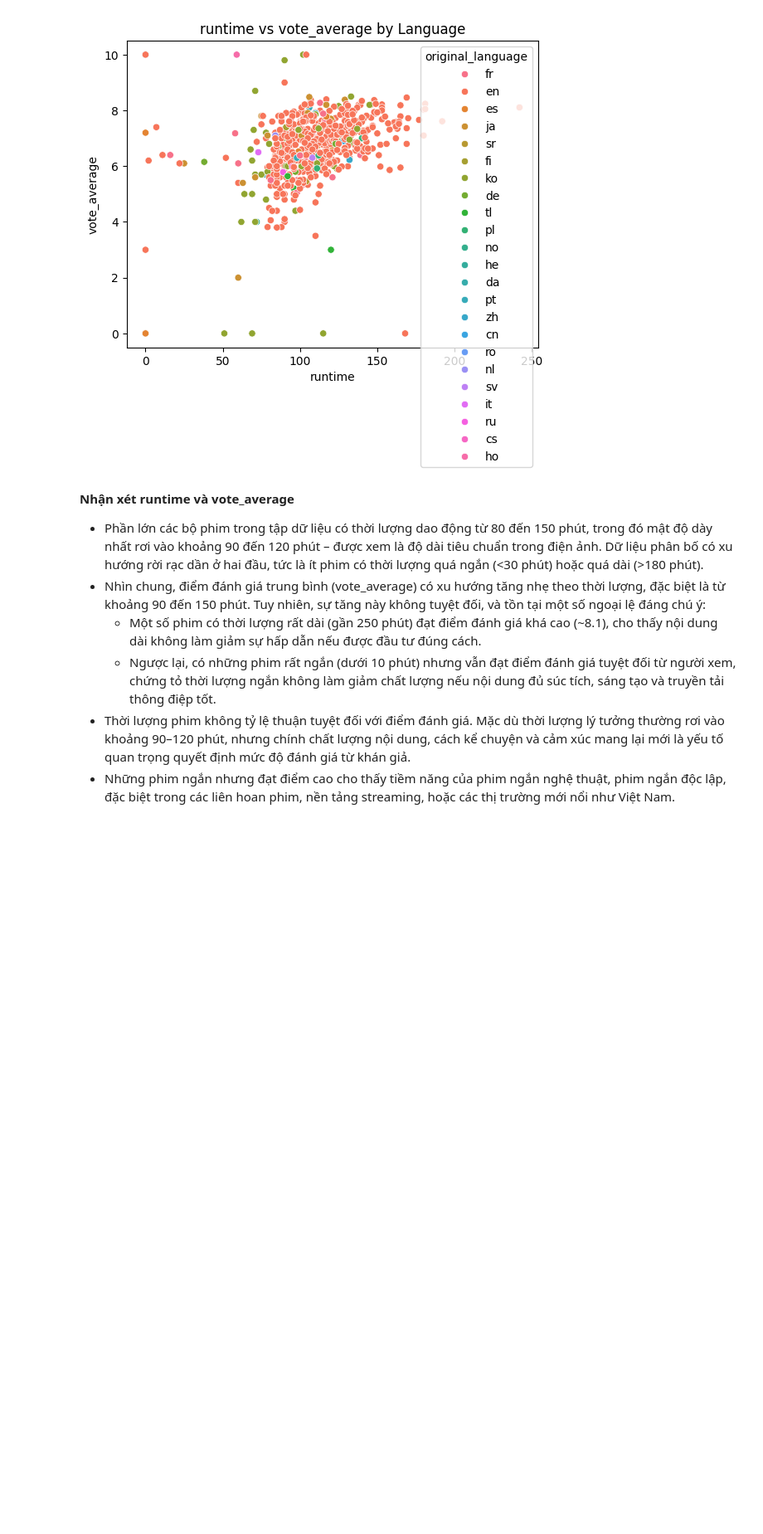
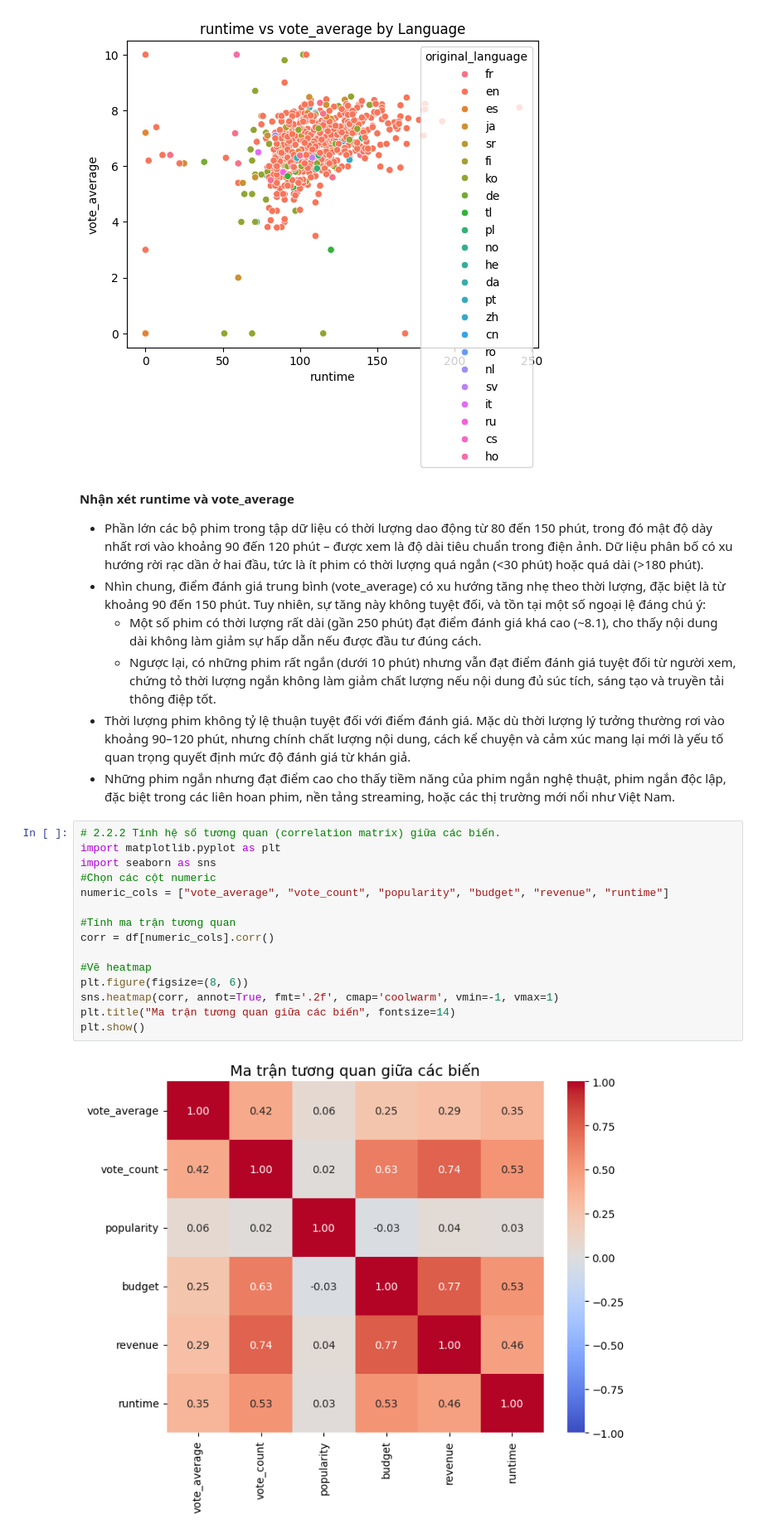
Before and after one commit to nhnghia214/Vietnam-Movies-Analysis-2009-2023, a Jupyter notebook: notebooks/exploratory_sample.ipynb, the cells around one changed output. Shown at 83% size. Drawn from its saved outputs; the diff is of its cells as text; blank space fills up the shorter version.

```diff
--- a/notebooks/exploratory_sample.ipynb
+++ b/notebooks/exploratory_sample.ipynb
@@ -592,3 +592,20 @@ group_and_plot(df, group_col="original_language",
     + Ngược lại, có những phim rất ngắn (dưới 10 phút) nhưng vẫn đạt điểm đánh giá tuyệt đối từ người xem, chứng         tỏ thời lượng ngắn không làm giảm chất lượng nếu nội dung đủ súc tích, sáng tạo và truyền tải thông điệp tốt.
 - Thời lượng phim không tỷ lệ thuận tuyệt đối với điểm đánh giá. Mặc dù thời lượng lý tưởng thường rơi vào khoảng 90–120 phút, nhưng chính chất lượng nội dung, cách kể chuyện và cảm xúc mang lại mới là yếu tố quan trọng quyết định mức độ đánh giá từ khán giả.
 - Những phim ngắn nhưng đạt điểm cao cho thấy tiềm năng của phim ngắn nghệ thuật, phim ngắn độc lập, đặc biệt trong các liên hoan phim, nền tảng streaming, hoặc các thị trường mới nổi như Việt Nam.
+# %%
+# 2.2.2 Tính hệ số tương quan (correlation matrix) giữa các biến.
+import matplotlib.pyplot as plt
+import seaborn as sns
+#Chọn các cột numeric
+numeric_cols = ["vote_average", "vote_count", "popularity", "budget", "revenue", "runtime"]
+
+#Tính ma trận tương quan
+corr = df[numeric_cols].corr()
+
+#Vẽ heatmap
+plt.figure(figsize=(8, 6))
+sns.heatmap(corr, annot=True, fmt='.2f', cmap='coolwarm', vmin=-1, vmax=1)
+plt.title("Ma trận tương quan giữa các biến", fontsize=14)
+plt.show()
+# %% [output]
+[figure, added]
```
Also changed, not shown: parts of 11 cells of this notebook, 1 other file.
